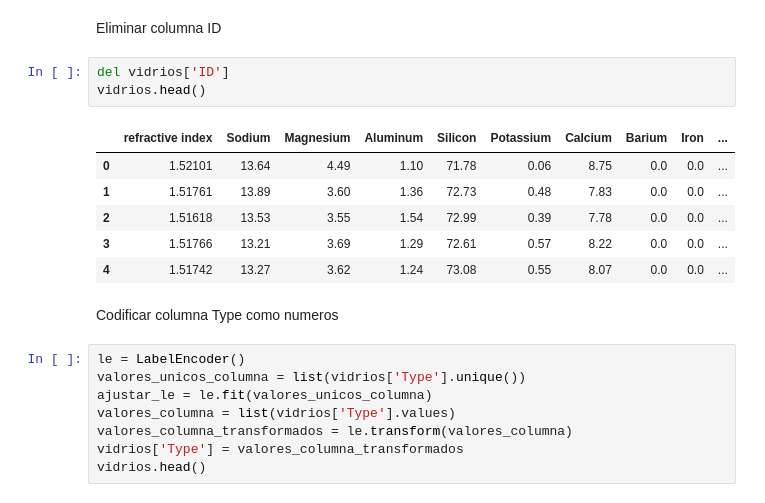
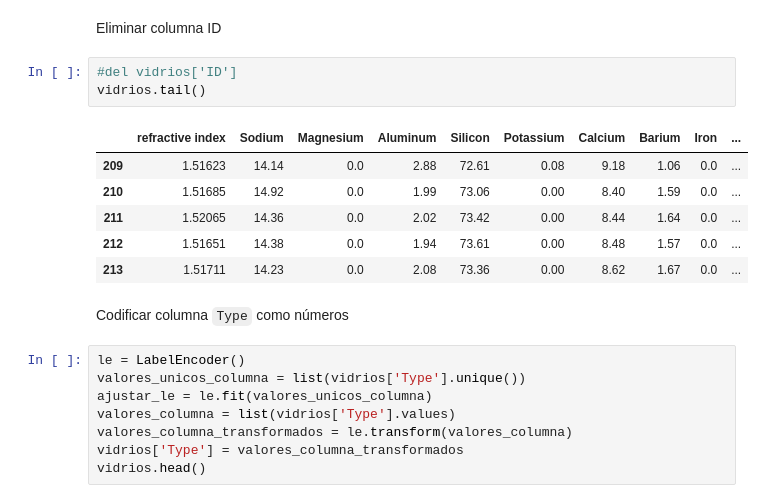
Before and after one commit to wladrod/AprendizajeAutomatico2018, a Jupyter notebook: Notebooks/13-ComparaciónClasificadores.ipynb, the cells around one changed output. Drawn from its saved outputs; the diff is of its cells as text.

```diff
--- a/Notebooks/13-ComparaciónClasificadores.ipynb
+++ b/Notebooks/13-ComparaciónClasificadores.ipynb
@@ -124,17 +143,17 @@ display(vidrios.describe())
 # %% [markdown]
 Eliminar columna ID
 # %%
-del vidrios['ID']
-vidrios.head()
+#del vidrios['ID']
+vidrios.tail()
 # %% [output]
 |  | refractive index | Sodium | Magnesium | Aluminum | Silicon | Potassium | Calcium | Barium | Iron | ... |
-| 0 | 1.52101 | 13.64 | 4.49 | 1.10 | 71.78 | 0.06 | 8.75 | 0.0 | 0.0 | ... |
-| 1 | 1.51761 | 13.89 | 3.60 | 1.36 | 72.73 | 0.48 | 7.83 | 0.0 | 0.0 | ... |
-| 2 | 1.51618 | 13.53 | 3.55 | 1.54 | 72.99 | 0.39 | 7.78 | 0.0 | 0.0 | ... |
-| 3 | 1.51766 | 13.21 | 3.69 | 1.29 | 72.61 | 0.57 | 8.22 | 0.0 | 0.0 | ... |
-| 4 | 1.51742 | 13.27 | 3.62 | 1.24 | 73.08 | 0.55 | 8.07 | 0.0 | 0.0 | ... |
+| 209 | 1.51623 | 14.14 | 0.0 | 2.88 | 72.61 | 0.08 | 9.18 | 1.06 | 0.0 | ... |
+| 210 | 1.51685 | 14.92 | 0.0 | 1.99 | 73.06 | 0.00 | 8.40 | 1.59 | 0.0 | ... |
+| 211 | 1.52065 | 14.36 | 0.0 | 2.02 | 73.42 | 0.00 | 8.44 | 1.64 | 0.0 | ... |
+| 212 | 1.51651 | 14.38 | 0.0 | 1.94 | 73.61 | 0.00 | 8.48 | 1.57 | 0.0 | ... |
+| 213 | 1.51711 | 14.23 | 0.0 | 2.08 | 73.36 | 0.00 | 8.62 | 1.67 | 0.0 | ... |
 # %% [markdown]
-Codificar columna Type como numeros
+Codificar columna `Type` como números
 # %%
 le = LabelEncoder()
 valores_unicos_columna = list(vidrios['Type'].unique())
```
Also changed, not shown: parts of 15 cells of this notebook.
